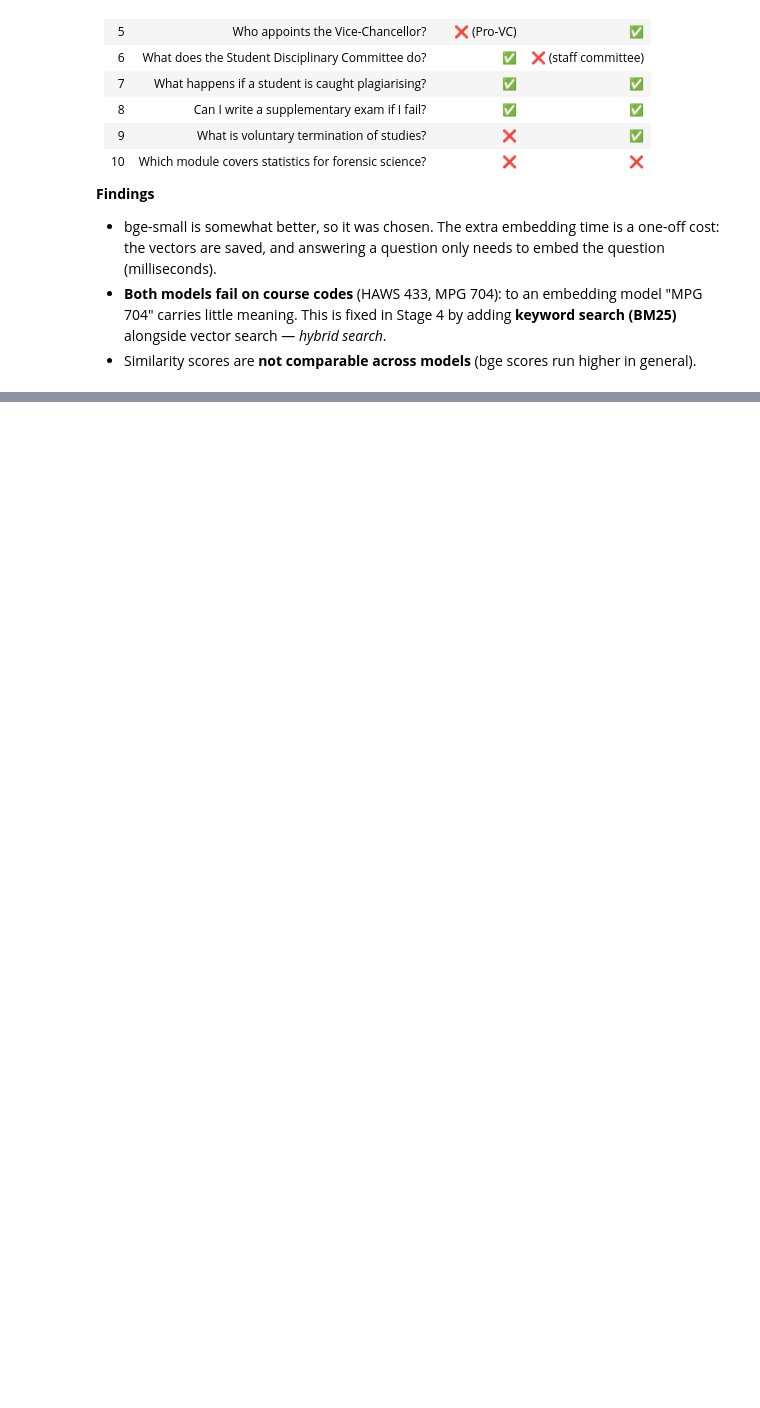
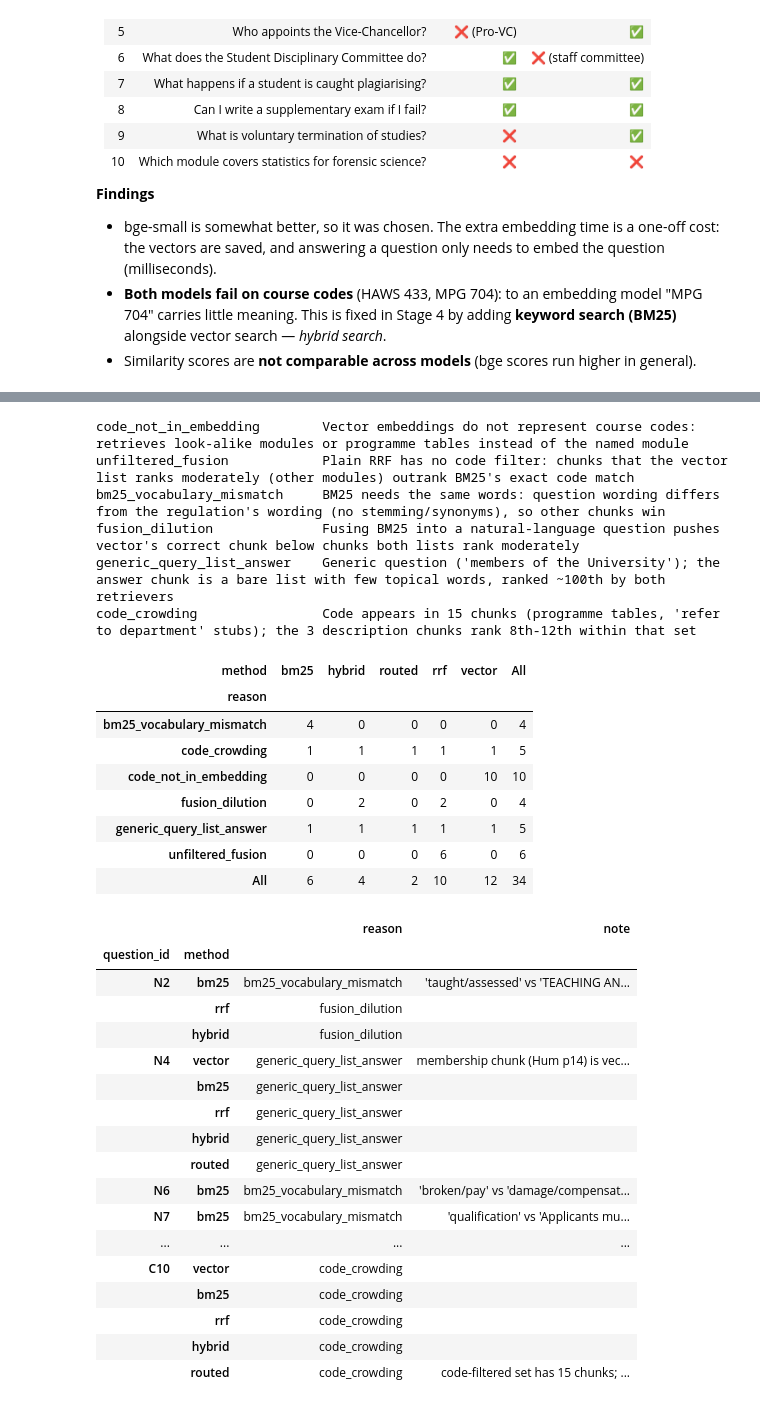
Before and after one commit to Elvis-star849/MSU-AI-Assistant, a Jupyter notebook: msu_chatbot_pipeline.ipynb, the cells around one changed output, grey strips where cells are left out. Drawn from its saved outputs; the diff is of its cells as text; code cells hidden in the pictures; blank space fills up the shorter version.

```diff
--- a/msu_chatbot_pipeline.ipynb
+++ b/msu_chatbot_pipeline.ipynb
@@ -971,0 +1192,42 @@ answered worse than by vector search.
+# %%
+failures = json.load(open("eval/stage5_failures.json"))
+misses = pd.DataFrame(failures["top5_misses"])
+assert len(misses) == sum(1 for q in scored for m in STAGE5_MODES if not (first[q["id"], m] and first[q["id"], m] <= 5))
+for key, text in failures["reasons"].items():
+    print(f"{key:28} {text}")
+display(pd.crosstab(misses["reason"], misses["method"], margins=True))
+misses.set_index(["question_id", "method"])
+# %% [output]
+code_not_in_embedding        Vector embeddings do not represent course codes: retrieves look-alike modules or programme tables instead of the named module
+unfiltered_fusion            Plain RRF has no code filter: chunks that the vector list ranks moderately (other modules) outrank BM25's exact code match
+bm25_vocabulary_mismatch     BM25 needs the same words: question wording differs from the regulation's wording (no stemming/synonyms), so other chunks win
+fusion_dilution              Fusing BM25 into a natural-language question pushes vector's correct chunk below chunks both lists rank moderately
+generic_query_list_answer    Generic question ('members of the University'); the answer chunk is a bare list with few topical words, ranked ~100th by both retrievers
+code_crowding                Code appears in 15 chunks (programme tables, 'refer to department' stubs); the 3 description chunks rank 8th-12th within that set
+| method | bm25 | hybrid | routed | rrf | vector | All |
+| reason |  |  |  |  |  |  |
+| bm25_vocabulary_mismatch | 4 | 0 | 0 | 0 | 0 | 4 |
+| code_crowding | 1 | 1 | 1 | 1 | 1 | 5 |
+| code_not_in_embedding | 0 | 0 | 0 | 0 | 10 | 10 |
+| fusion_dilution | 0 | 2 | 0 | 2 | 0 | 4 |
+| generic_query_list_answer | 1 | 1 | 1 | 1 | 1 | 5 |
+| unfiltered_fusion | 0 | 0 | 0 | 6 | 0 | 6 |
+| All | 6 | 4 | 2 | 10 | 12 | 34 |
+|  |  | reason | note |
+| question_id | method |  |  |
+| N2 | bm25 | bm25_vocabulary_mismatch | 'taught/assessed' vs 'TEACHING AN... |
+|  | rrf | fusion_dilution |  |
+|  | hybrid | fusion_dilution |  |
+| N4 | vector | generic_query_list_answer | membership chunk (Hum p14) is vec... |
+|  | bm25 | generic_query_list_answer |  |
+|  | rrf | generic_query_list_answer |  |
+|  | hybrid | generic_query_list_answer |  |
+|  | routed | generic_query_list_answer |  |
+| N6 | bm25 | bm25_vocabulary_mismatch | 'broken/pay' vs 'damage/compensat... |
+| N7 | bm25 | bm25_vocabulary_mismatch | 'qualification' vs 'Applicants mu... |
+| ... | ... | ... | ... |
+| C10 | vector | code_crowding |  |
+|  | bm25 | code_crowding |  |
+|  | rrf | code_crowding |  |
+|  | hybrid | code_crowding |  |
+|  | routed | code_crowding | code-filtered set has 15 chunks; ... |
```
Also changed, not shown: parts of 63 cells of this notebook, 5 other files.
